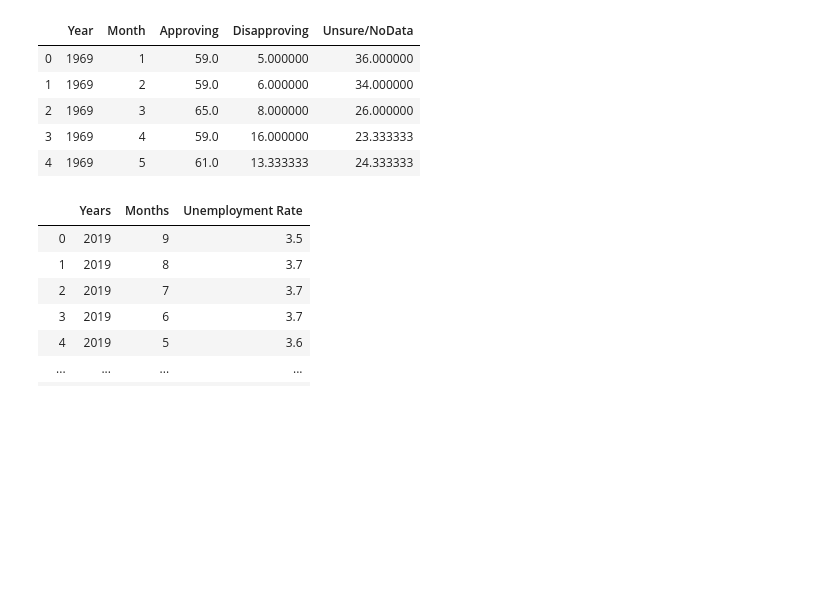
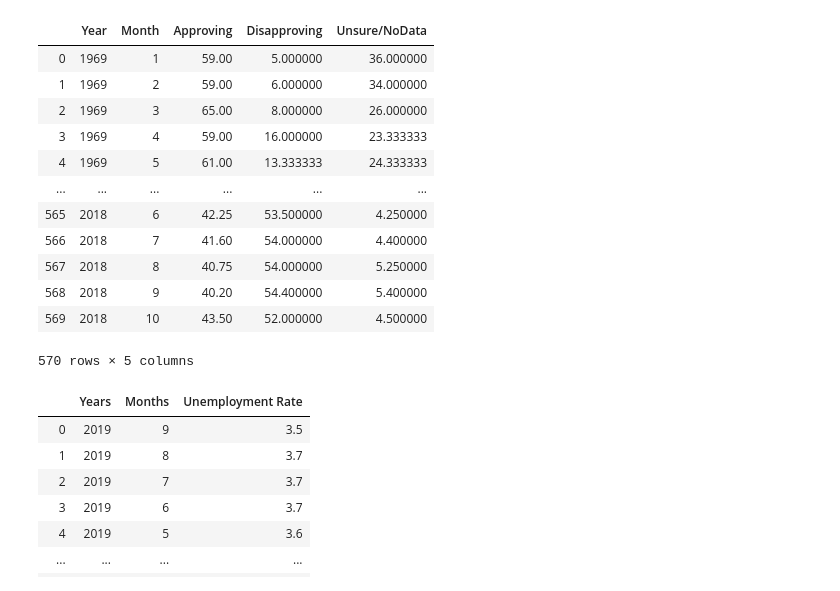
Before and after one commit to Mickkay22/UCI_Project_1_Team_5, a Jupyter notebook: Analysis/Approval Rating vs Unemployment Rate.ipynb, the cells around one changed output. Cells and saved outputs as stored; diff of their text form; code cells hidden in the pictures; blank space fills up the shorter version.

```diff
--- a/Analysis/Approval Rating vs Unemployment Rate.ipynb
+++ b/Analysis/Approval Rating vs Unemployment Rate.ipynb
@@ -9,10 +13,19 @@ filepath = "../Data/President Ratings/"
 # %%
 #Approval Ratings
 Approval_Ratings = pd.DataFrame()
+Start_Date = []
+End_Date = []
 
 for i in range(len(Presidents)):
     Approval_Rating = pd.read_csv(f"{filepath}{Presidents[i]}-Ratings.csv")
+    Approval_Rating["President"] = Presidents[i]
+    Start_Date.append(Approval_Rating["Start Date"][len(Approval_Rating["Start Date"])-1])
+    End_Date.append(Approval_Rating["End Date"][0])
     Approval_Ratings = pd.concat([Approval_Ratings,Approval_Rating],ignore_index = True)
 
-Approval_Ratings.set_index(Approval_Ratings["End Date"])
+President_Terms = pd.DataFrame({"Presidents":Presidents,
+                                "Start Date":Start_Date,
+                                "End Date":End_Date,
+                               "Afilliation":PartyAff})
+Approval_Ratings
 # %% [output]
@@ -33,15 +45,22 @@ Approval_Ratings.set_index(Approval_Ratings["End Date"])
 # %%
 #Clean up Approval Ratings
 
-Average_Month_Approval_Ratings = Approval_Ratings.groupby(['Year','Month']).mean().reset_index()
-Average_Month_Approval_Ratings.head()
+Average_Month_Approval_Ratings = Approval_Ratings.groupby(["Year","Month"]).mean().reset_index()
+Average_Month_Approval_Ratings
 # %% [output]
 |  | Year | Month | Approving | Disapproving | Unsure/NoData |
-| 0 | 1969 | 1 | 59.0 | 5.000000 | 36.000000 |
-| 1 | 1969 | 2 | 59.0 | 6.000000 | 34.000000 |
-| 2 | 1969 | 3 | 65.0 | 8.000000 | 26.000000 |
-| 3 | 1969 | 4 | 59.0 | 16.000000 | 23.333333 |
-| 4 | 1969 | 5 | 61.0 | 13.333333 | 24.333333 |
+| 0 | 1969 | 1 | 59.00 | 5.000000 | 36.000000 |
+| 1 | 1969 | 2 | 59.00 | 6.000000 | 34.000000 |
+| 2 | 1969 | 3 | 65.00 | 8.000000 | 26.000000 |
+| 3 | 1969 | 4 | 59.00 | 16.000000 | 23.333333 |
+| 4 | 1969 | 5 | 61.00 | 13.333333 | 24.333333 |
+| ... | ... | ... | ... | ... | ... |
+| 565 | 2018 | 6 | 42.25 | 53.500000 | 4.250000 |
+| 566 | 2018 | 7 | 41.60 | 54.000000 | 4.400000 |
+| 567 | 2018 | 8 | 40.75 | 54.000000 | 5.250000 |
+| 568 | 2018 | 9 | 40.20 | 54.400000 | 5.400000 |
+| 569 | 2018 | 10 | 43.50 | 52.000000 | 4.500000 |
+570 rows × 5 columns
 # %%
 #Get Unemployment Data
 filepath = "../Data/Unemployment Data.csv"
```
Also changed, not shown: parts of 8 cells of this notebook, 11 other files.
